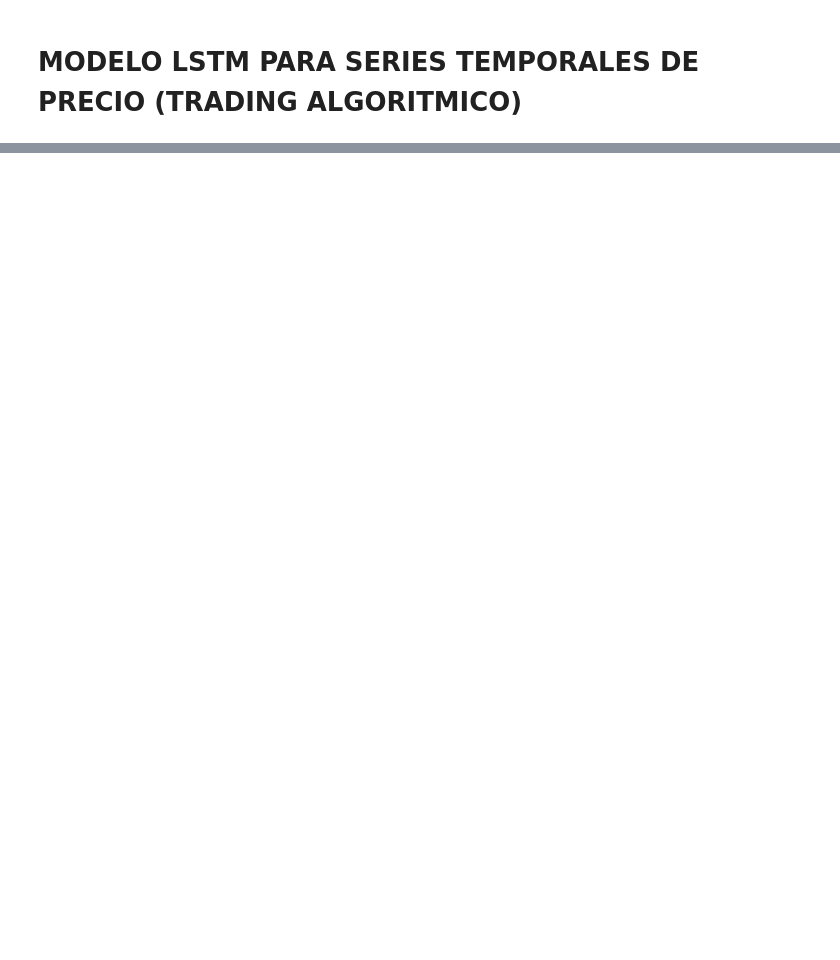
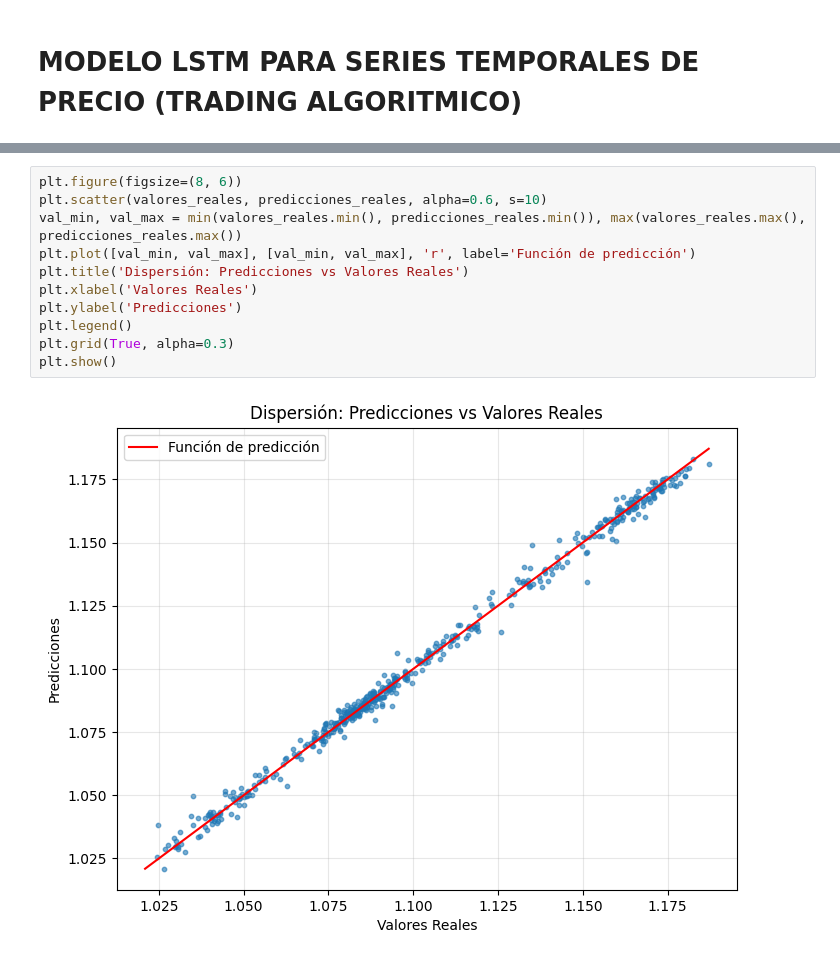
Before and after one commit to daparohe/Closing-Price-Prediction-LSTM, a Jupyter notebook: LSTM_TA.ipynb, the cells around one changed output, grey strips where cells are left out. Saved outputs shown, nothing was run; the diff lists cells and outputs as text; blank space fills up the shorter version.

```diff
--- a/LSTM_TA.ipynb
+++ b/LSTM_TA.ipynb
@@ -465,0 +230,13 @@ Error mínimo: 0.0000
+# %%
+plt.figure(figsize=(8, 6))
+plt.scatter(valores_reales, predicciones_reales, alpha=0.6, s=10)
+val_min, val_max = min(valores_reales.min(), predicciones_reales.min()), max(valores_reales.max(), predicciones_reales.max())
+plt.plot([val_min, val_max], [val_min, val_max], 'r', label='Función de predicción')
+plt.title('Dispersión: Predicciones vs Valores Reales')
+plt.xlabel('Valores Reales')
+plt.ylabel('Predicciones')
+plt.legend()
+plt.grid(True, alpha=0.3)
+plt.show()
+# %% [output]
+[figure, added]
```
Also changed, not shown: parts of 44 cells of this notebook.
